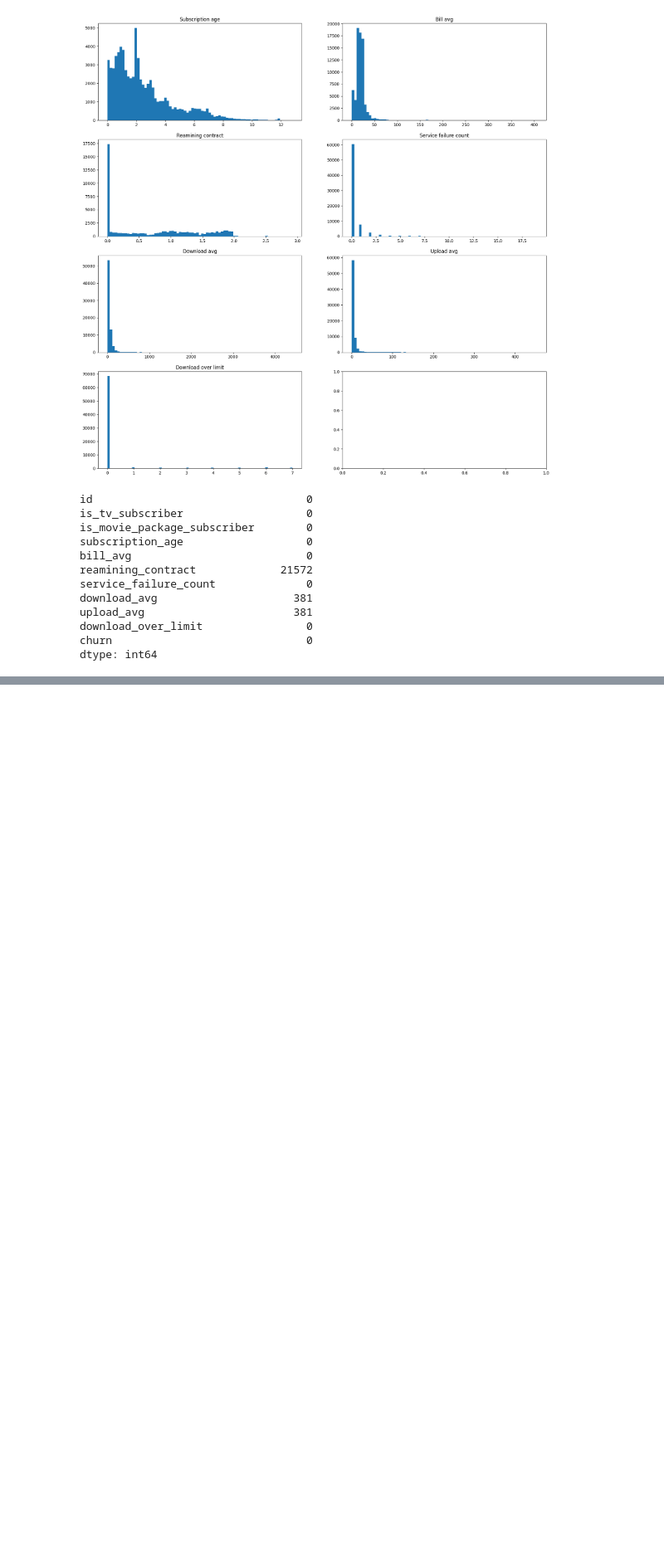
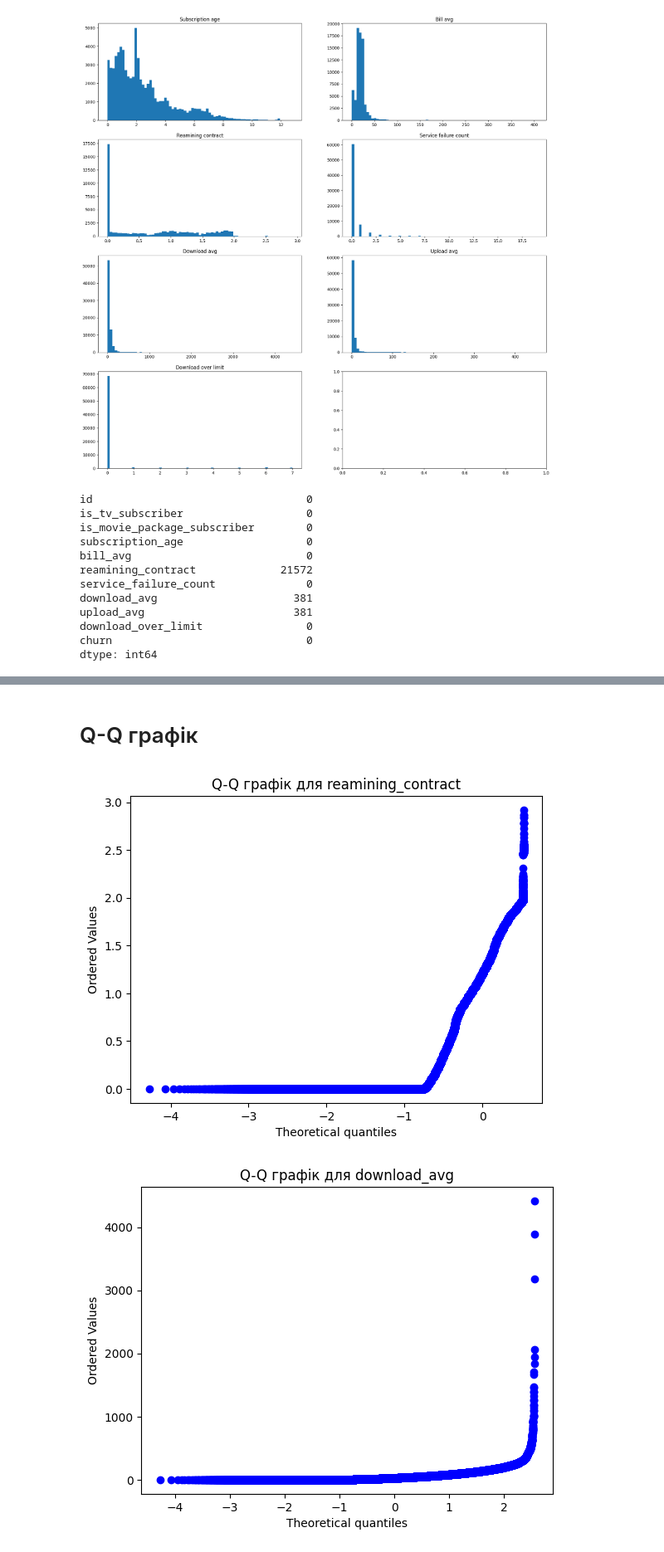
Before and after one commit to MariiaSam/service_churn, a Jupyter notebook: EDA.ipynb, the cells around one changed output, grey strips where cells are left out. Shown at 83% size. Saved outputs shown, nothing was run; the diff lists cells and outputs as text; code cells hidden in the pictures; blank space fills up the shorter version.

```diff
--- a/EDA.ipynb
+++ b/EDA.ipynb
@@ -5,5 +7,5 @@ import seaborn as sns
 # %%
-df = pd.read_csv('internet_service_churn.csv')  # Завантаження датасету
+df = pd.read_csv('data/internet_service_churn.csv')  # Завантаження датасету
 df.head()
 # %% [output]
 |  | id | is_tv_subscriber | is_movie_package_subscriber | subscription_age | bill_avg | reamining_contract | ... |
@@ -68,3 +70,20 @@ df.drop('id', axis=1).corr()    # Аналіз кореляцій
 | upload_avg | 0.065791 | 0.093251 | 0.030277 | 0.334236 | 0.073651 | ... |
 | download_over_limit | -0.103546 | -0.026352 | 0.023694 | -0.232738 | -0.050014 | ... |
 | churn | -0.327582 | -0.307167 | -0.122441 | -0.021058 | -0.625450 | ... |
+# %% [markdown]
+# Q-Q графік
+# %%
+stats.probplot(df['reamining_contract'], dist="norm", plot=plt)
+plt.title("Q-Q графік для reamining_contract")
+plt.show()
+
+stats.probplot(df['download_avg'], dist="norm", plot=plt)
+plt.title("Q-Q графік для download_avg")
+plt.show()
+
+stats.probplot(df['upload_avg'], dist="norm", plot=plt)
+plt.title("Q-Q графік для download_avg")
+plt.show()
+# %% [output]
+[figure, added]
+[figure, added]
```
Also changed, not shown: parts of 4 cells of this notebook, 1 other file.
